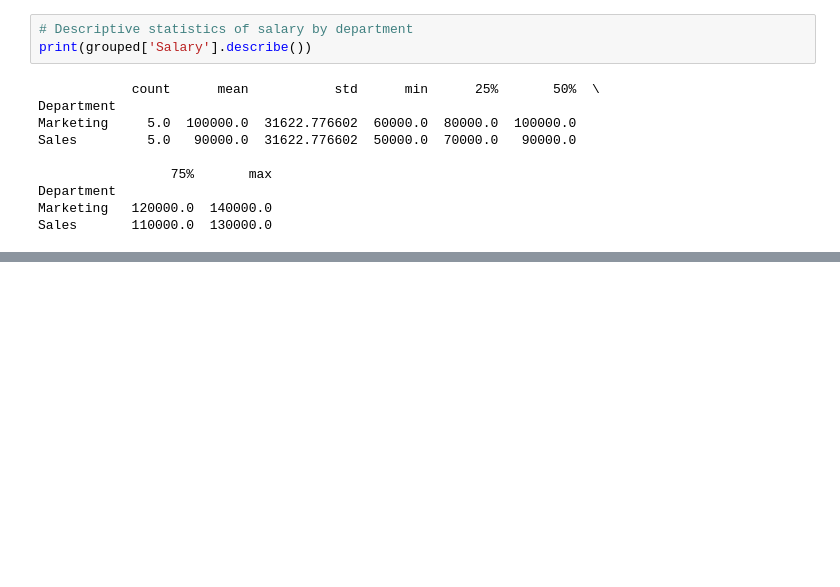
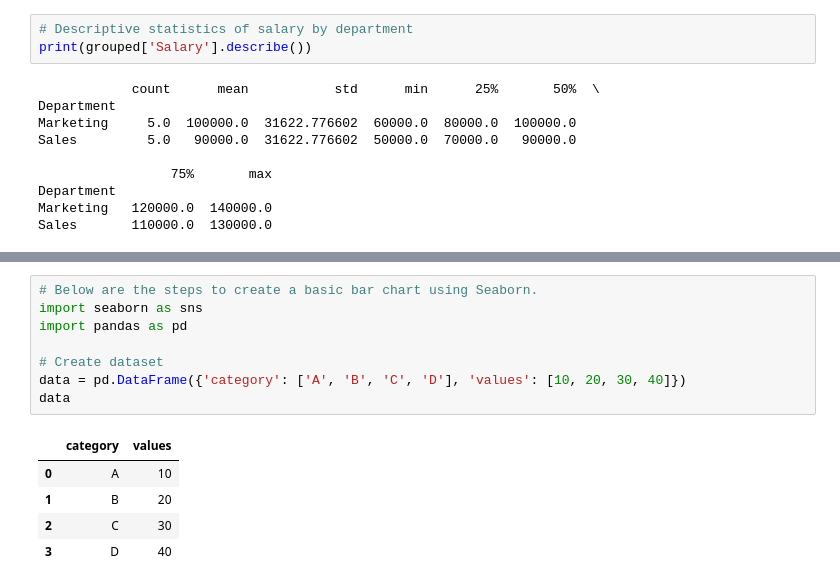
Before and after one commit to Prashantkr57/Python-for-Data-Analyst, a Jupyter notebook: Python_for_Data_Analyst.ipynb, the cells around one changed output, grey strips where cells are left out. Saved outputs shown, nothing was run; the diff lists cells and outputs as text; blank space fills up the shorter version.

```diff
--- a/Python_for_Data_Analyst.ipynb
+++ b/Python_for_Data_Analyst.ipynb
@@ -426,0 +451,14 @@ Sales       110000.0  130000.0
+# %%
+# Below are the steps to create a basic bar chart using Seaborn.
+import seaborn as sns
+import pandas as pd
+
+# Create dataset
+data = pd.DataFrame({'category': ['A', 'B', 'C', 'D'], 'values': [10, 20, 30, 40]})
+data
+# %% [output]
+|  | category | values |
+| 0 | A | 10 |
+| 1 | B | 20 |
+| 2 | C | 30 |
+| 3 | D | 40 |
```
Also changed, not shown: parts of 5 cells of this notebook.
